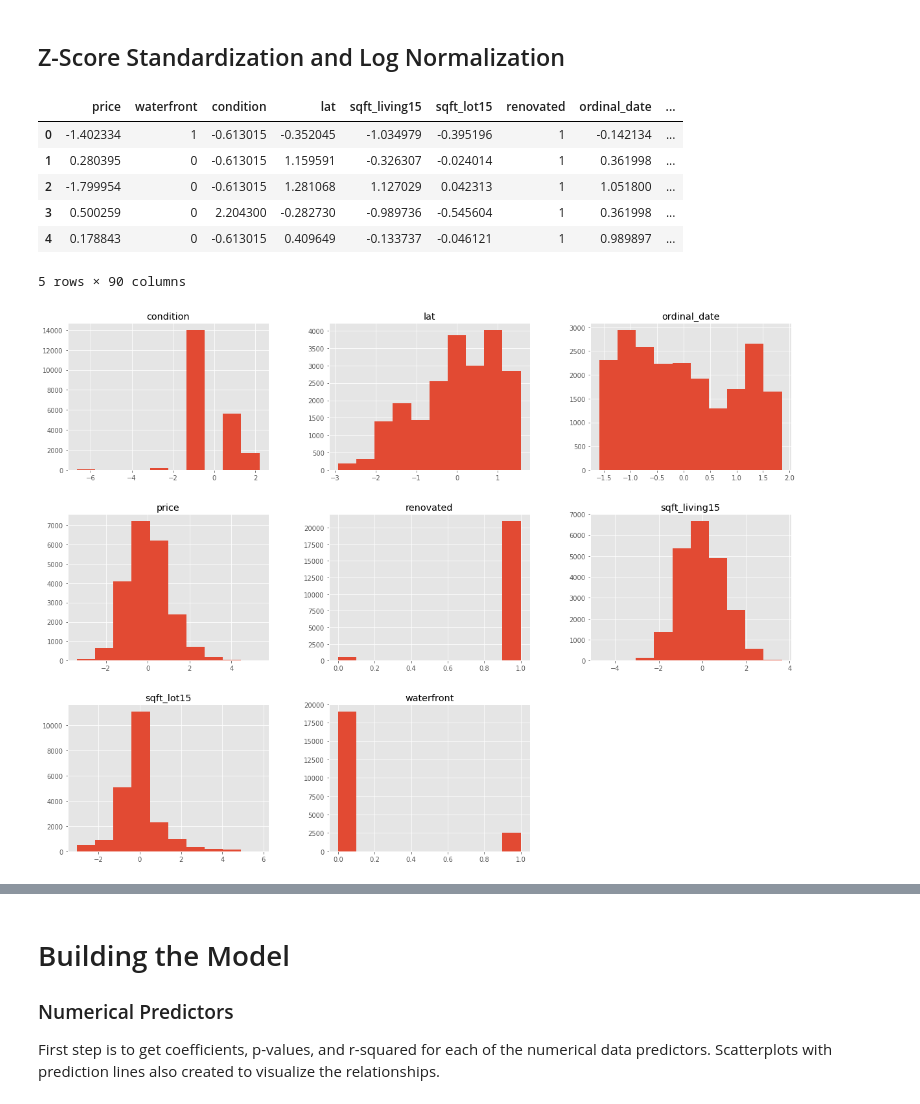
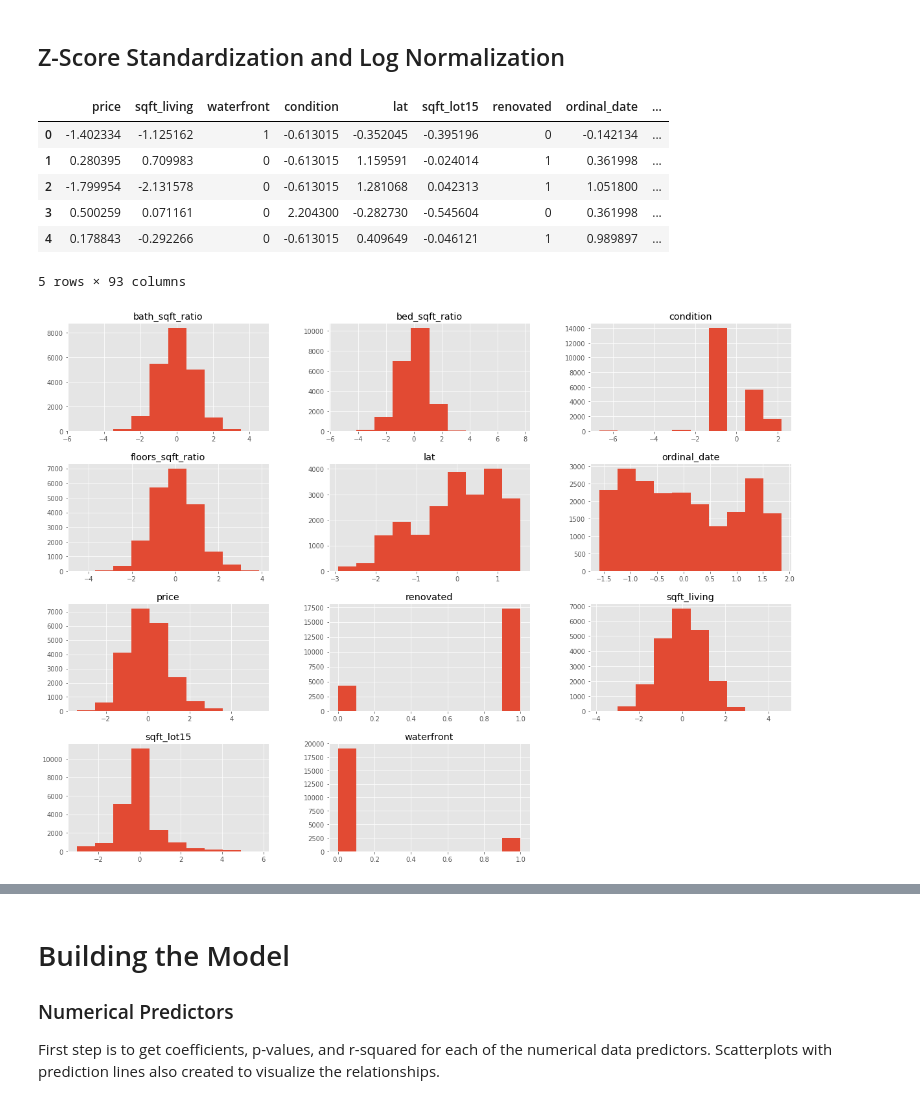
Before and after one commit to learn-co-students/dsc-1-final-project-online-ds-sp-000, a Jupyter notebook: student.ipynb, the cells around one changed output, grey strips where cells are left out. Cells and saved outputs as stored; diff of their text form; code cells hidden in the pictures.

```diff
--- a/student.ipynb
+++ b/student.ipynb
@@ -367,0 +363,8 @@ coll_check(housing_data.drop(columns=['grade', 'view', 'long', 'sqft_living', 's
+# %%
+# Create columns that show the ratio of each to the total square footage of the home
+housing_data['bed_sqft_ratio'] = housing_data['bedrooms'] / housing_data['sqft_living']
+housing_data['bath_sqft_ratio'] = housing_data['bathrooms'] / housing_data['sqft_living']
+housing_data['floors_sqft_ratio'] = housing_data['floors'] / housing_data['sqft_living']
+# %%
+to_drop = ['bathrooms', 'sqft_above', 'sqft_basement', 'sqft_living15', 'bedrooms', 'floors', 'sqft_lot', 'yr_built', 'long', 'grade', 'view']
+coll_check(housing_data.drop(columns=to_drop))
@@ -368,8 +375,6 @@ coll_check(housing_data.drop(columns=['grade', 'view', 'long', 'sqft_living', 's
 # %%
 # Drop necessary columns and save to new dataframe
-to_drop = ['id', 'date', 'grade', 'view', 'long', 'yr_built',
-           'sqft_living', 'sqft_lot', 'sqft_above', 'sqft_basement',
-           'bathrooms', 'floors', 'bedrooms']
+to_drop = to_drop + ['id', 'date'] # id is not a predictor, and date has been converted to ordinal and month
 housing_data_cleaned = housing_data.drop(columns=to_drop)
 housing_data_cleaned.head()
 # %% [output]
@@ -404,7 +409,7 @@ plt.savefig('hist_orig_housing_data.png', dpi=100)
 # %% [markdown]
 ## Z-Score Standardization and Log Normalization
 # %%
-numerical_columns = ['condition', 'lat', 'ordinal_date', 'sqft_living15', 'sqft_lot15', 'price']
+numerical_columns = ['condition', 'lat', 'ordinal_date', 'sqft_living', 'sqft_lot15', 'bed_sqft_ratio', 'bath_sqft_ratio', 'floors_sqft_ratio', 'price']
 
 for column in numerical_columns:
     housing_data_cleaned[column] = np.log(housing_data_cleaned[column])
@@ -412,15 +417,15 @@ for column in numerical_columns:
 
 housing_data_cleaned.head()
 # %% [output]
-|  | price | waterfront | condition | lat | sqft_living15 | sqft_lot15 | renovated | ordinal_date | ... |
-| 0 | -1.402334 | 1 | -0.613015 | -0.352045 | -1.034979 | -0.395196 | 1 | -0.142134 | ... |
-| 1 | 0.280395 | 0 | -0.613015 | 1.159591 | -0.326307 | -0.024014 | 1 | 0.361998 | ... |
-| 2 | -1.799954 | 0 | -0.613015 | 1.281068 | 1.127029 | 0.042313 | 1 | 1.051800 | ... |
-| 3 | 0.500259 | 0 | 2.204300 | -0.282730 | -0.989736 | -0.545604 | 1 | 0.361998 | ... |
-| 4 | 0.178843 | 0 | -0.613015 | 0.409649 | -0.133737 | -0.046121 | 1 | 0.989897 | ... |
+|  | price | sqft_living | waterfront | condition | lat | sqft_lot15 | renovated | ordinal_date | ... |
+| 0 | -1.402334 | -1.125162 | 1 | -0.613015 | -0.352045 | -0.395196 | 0 | -0.142134 | ... |
+| 1 | 0.280395 | 0.709983 | 0 | -0.613015 | 1.159591 | -0.024014 | 1 | 0.361998 | ... |
+| 2 | -1.799954 | -2.131578 | 0 | -0.613015 | 1.281068 | 0.042313 | 1 | 1.051800 | ... |
+| 3 | 0.500259 | 0.071161 | 0 | 2.204300 | -0.282730 | -0.545604 | 0 | 0.361998 | ... |
+| 4 | 0.178843 | -0.292266 | 0 | -0.613015 | 0.409649 | -0.046121 | 1 | 0.989897 | ... |
-5 rows × 90 columns
+5 rows × 93 columns
 # %%
-housing_data_cleaned.iloc[:, 0:8].hist(figsize = (20, 15))
+housing_data_cleaned.iloc[:, 0:11].hist(figsize = (20, 15))
 plt.savefig('hist_lognorm_housing_data.png', dpi=100)
 # %% [output]
-[figure, old version]
+[figure, new version]
```
Also changed, not shown: parts of 48 cells of this notebook, 30 other files.
